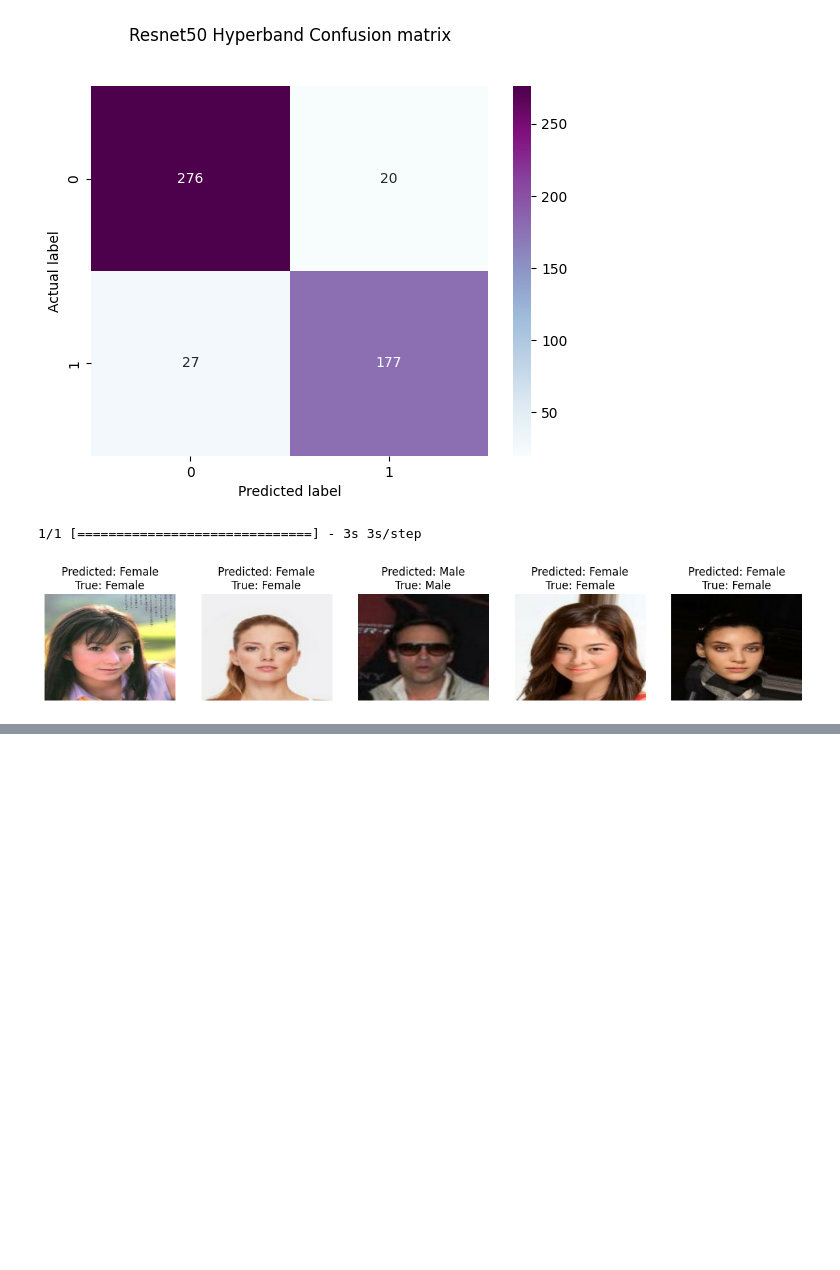
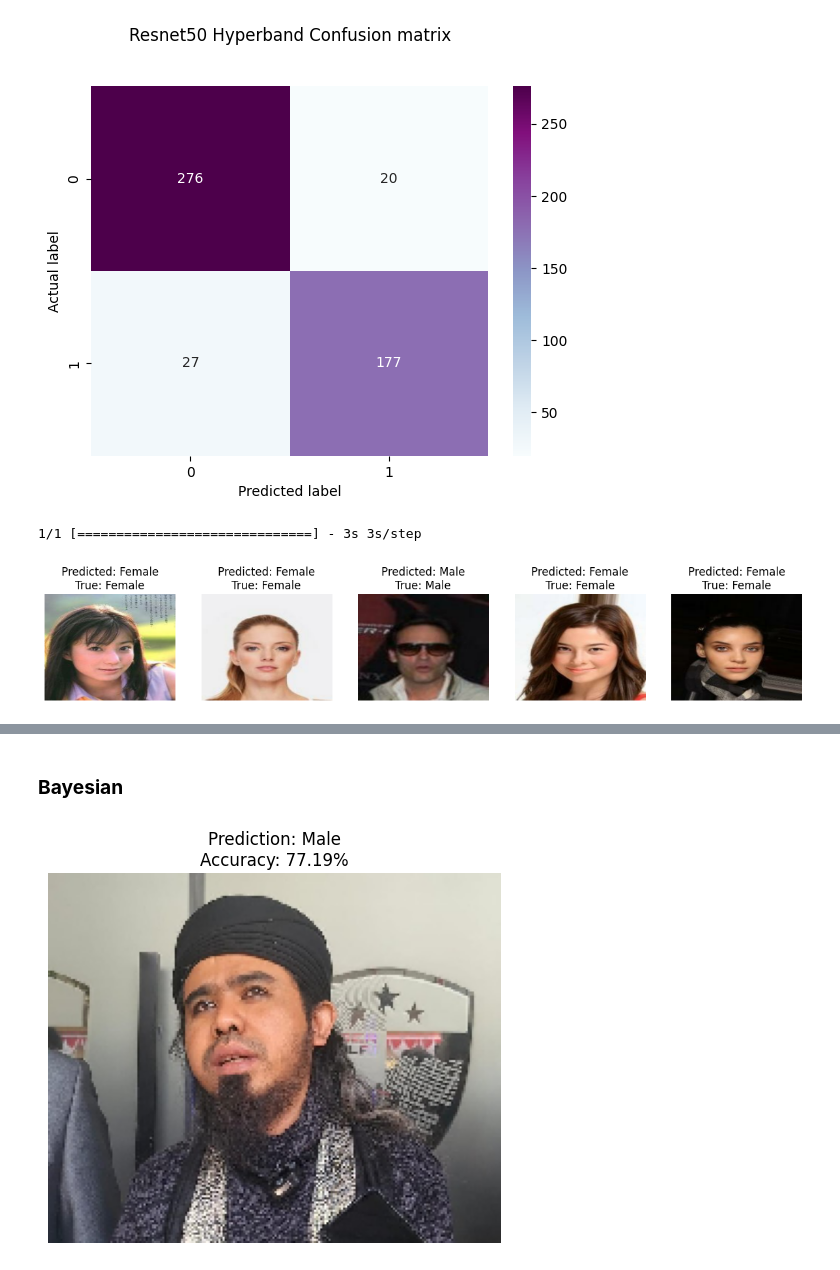
Before and after one commit to cyongkypranowo/DeepLearning-Gender-CLassification, a Jupyter notebook: Tensorflow_Resnet50_CelebA.ipynb, the cells around one changed output, grey strips where cells are left out. Saved outputs shown, nothing was run; the diff lists cells and outputs as text; code cells hidden in the pictures; blank space fills up the shorter version.

```diff
--- a/Tensorflow_Resnet50_CelebA.ipynb
+++ b/Tensorflow_Resnet50_CelebA.ipynb
@@ -684,0 +707,13 @@ plt.show()
+# %% [markdown]
+### **Bayesian**
+# %%
+predicted_class = "Male" if predictions_bayesian[0][0] > threshold else "Female"
+accuracy_percentage = predictions_bayesian[0][0] if predicted_class == "Male" else 1 - predictions_bayesian[0][0]
+
+# Display the image
+plt.imshow(img)
+plt.axis('off')
+plt.title(f'Prediction: {predicted_class}\nAccuracy: {accuracy_percentage * 100:.2f}%')
+plt.show()
+# %% [output]
+[figure, added]
```
Also changed, not shown: parts of 7 cells of this notebook.
